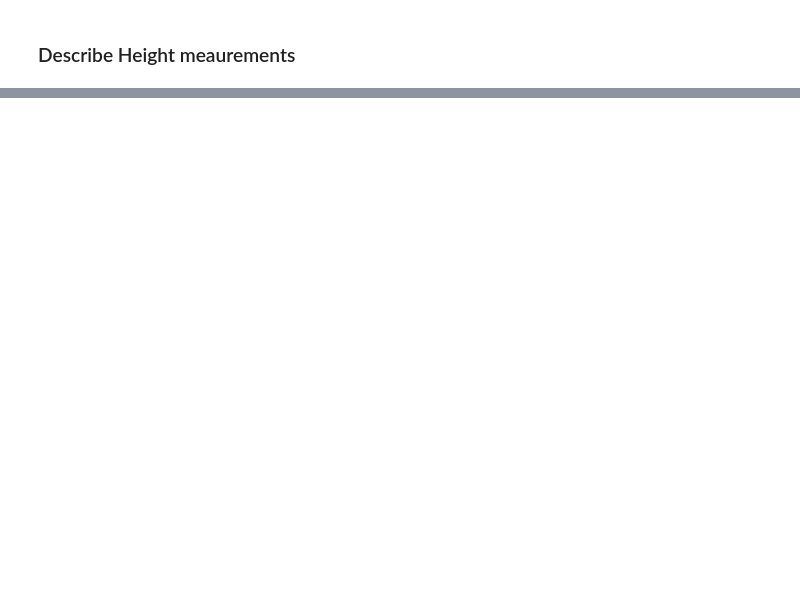
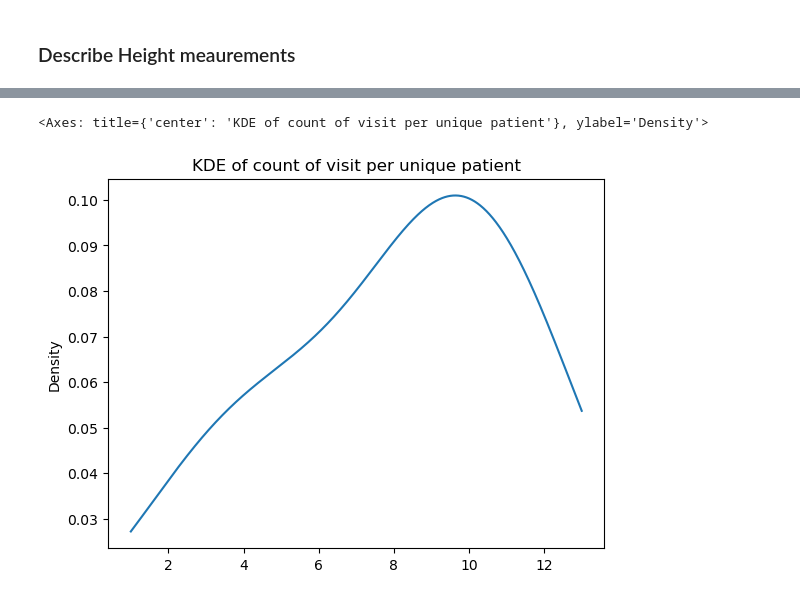
Before and after one commit to OHDSI/ETL-German-FHIR-Core, a Jupyter notebook: query/omop_queries.ipynb, the cells around one changed output, grey strips where cells are left out. Drawn from its saved outputs; the diff is of its cells as text; code cells hidden in the pictures; blank space fills up the shorter version.

```diff
--- a/query/omop_queries.ipynb
+++ b/query/omop_queries.ipynb
@@ -94,0 +103,2 @@ Name: value_as_number, dtype: float64
+# %%
+df = sqlio.read_sql_query(f"SELECT person_id, COUNT(person_id) AS count FROM cds_cdm.procedure_occurrence where procedure_concept_id={omop_code} GROUP BY person_id", conn)
@@ -94,0 +112,5 @@ Name: value_as_number, dtype: float64
+# %%
+df['count'].plot(title="KDE of count of visit per unique patient",kind='kde') #Kernel Density estimate
+# %% [output]
+<Axes: title={'center': 'KDE of count of visit per unique patient'}, ylabel='Density'>
+[figure, added]
```
Also changed, not shown: parts of 14 cells of this notebook, 7 other files.
